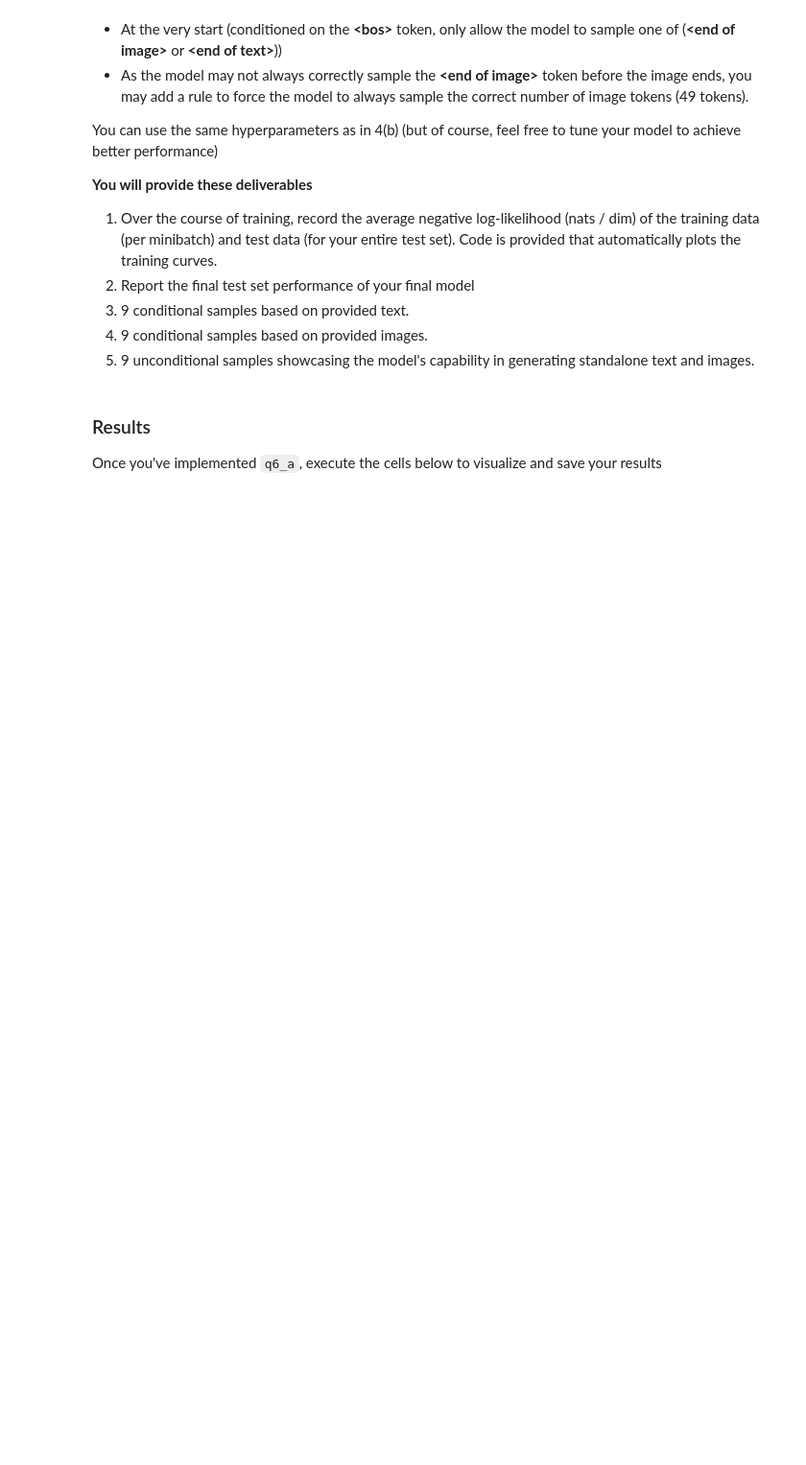
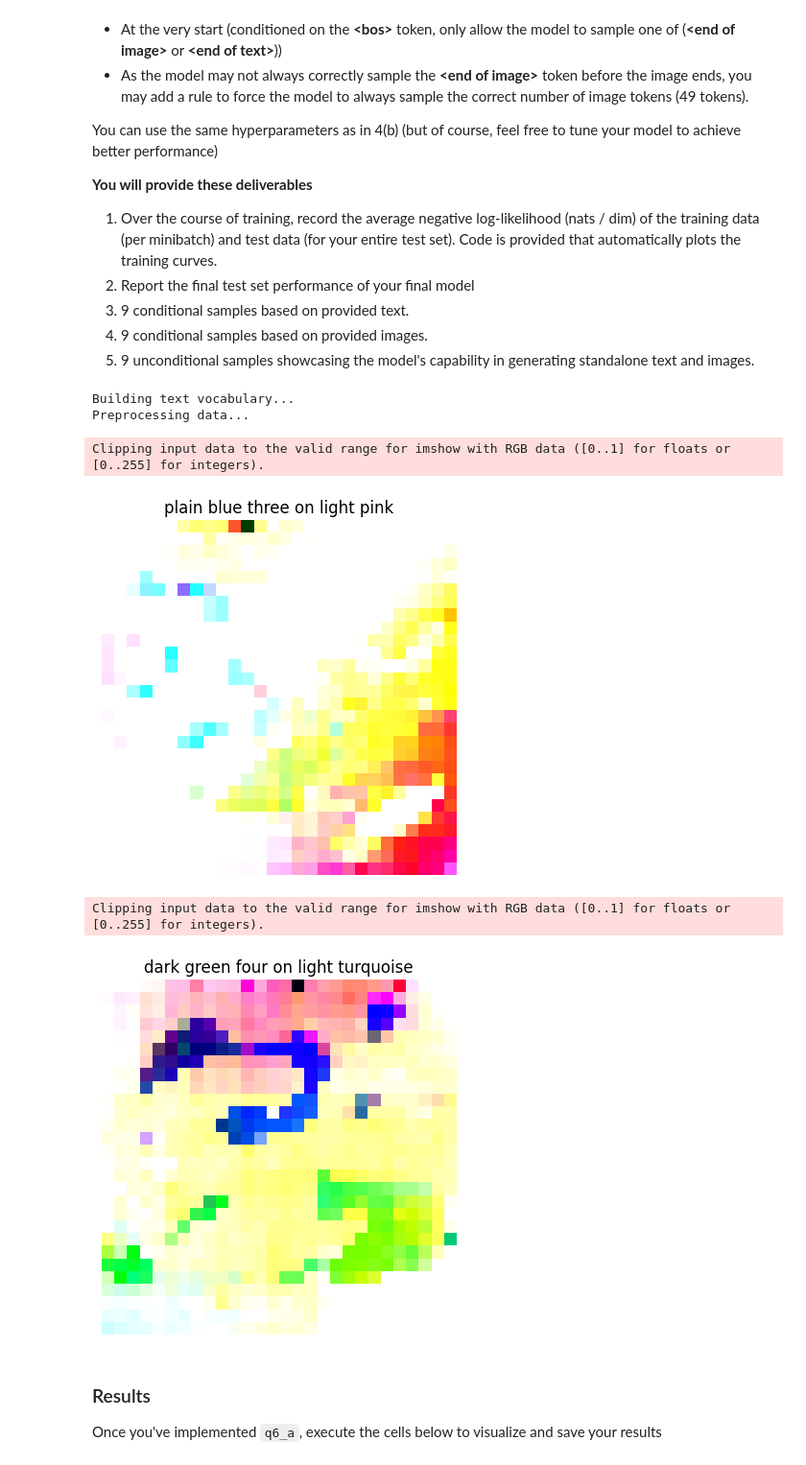
Before and after one commit to ebronstein/deepul, a Jupyter notebook: homeworks/hw1/hw1_my_sols.ipynb, the cells around one changed output. Shown at 96% size. Cells and saved outputs as stored; diff of their text form; code cells hidden in the pictures; blank space fills up the shorter version.

```diff
--- a/homeworks/hw1/hw1_my_sols.ipynb
+++ b/homeworks/hw1/hw1_my_sols.ipynb
@@ -1912,8 +1912,6 @@ def q4_b(train_data, test_data, image_shape, dset_id, vqvae, generate=True, save
             use_cache=True,
         )
         samples = samples.reshape(samples.shape[0], quantized_height, quantized_width)
-        # Clip samples
-        samples = np.clip(samples, 0, 3)
         samples = vqvae.decode(samples)
     else:
         samples = None
@@ -2454,3 +2690,64 @@ You can use the same hyperparameters as in 4(b) (but of course, feel free to tun
+# %%
+max_num_examples = 16
+
+data_dir = deepul_utils.get_data_dir(1)
+train_data, test_data, train_labels, test_labels = deepul_utils.load_colored_mnist_text(
+    os.path.join(data_dir, "colored_mnist_with_text.pkl")
+)
+vqvae = hw1_helper.load_pretrain_vqvae("colored_mnist_2")
+img_shape = (28, 28, 3)
+
+max_num_examples = 16
+if max_num_examples is not None:
+    train_data = train_data[:max_num_examples]
+    train_labels = train_labels[:max_num_examples]
+
+# Assuming you have text_data, image_data, and a trained vqvae instance
+# Example usage:
+train_dataset = MultimodalDataset(
+    train_labels, train_data, vqvae, quantized_image_shape=(7, 7), verbose=True
+)
+train_loader = DataLoader(train_dataset, batch_size=32, shuffle=False)
+# %% [output]
+Building text vocabulary...
+Preprocessing data...
+# %%
+use_cache = True
+num_samples = 2
+# Subtract 1 to account for the <bos> token
+seq_len = train_dataset.sequence_length - 1
+device = "cuda"
+bos_token = train_dataset.bos_token
+end_of_text_token = train_dataset.end_of_text_token
+end_of_image_token = train_dataset.end_of_image_token
+
+samples, _ = multimodal_sample(
+    model,
+    num_samples,
+    seq_len,
+    device,
+    bos_token,
+    end_of_text_token,
+    end_of_image_token,
+    train_dataset.text_token_range,
+    train_dataset.image_token_range,
+    train_dataset.text_sequence_length,
+    train_dataset.image_sequence_length,
+    use_cache=True,
+)
+# %%
+multimodal_samples = train_dataset.decode(samples)
+for image, text in multimodal_samples:
+    plt.figure()
+    plt.imshow(image)
+    plt.title(text)
+    plt.axis("off")
+    plt.show()
+# %% [output]
+Clipping input data to the valid range for imshow with RGB data ([0..1] for floats or [0..255] for integers).
+[figure, added]
+Clipping input data to the valid range for imshow with RGB data ([0..1] for floats or [0..255] for integers).
+[figure, added]
 # %%
 def q6_a(
     train_data,
```
Also changed, not shown: parts of 8 cells of this notebook, 1 other file.
